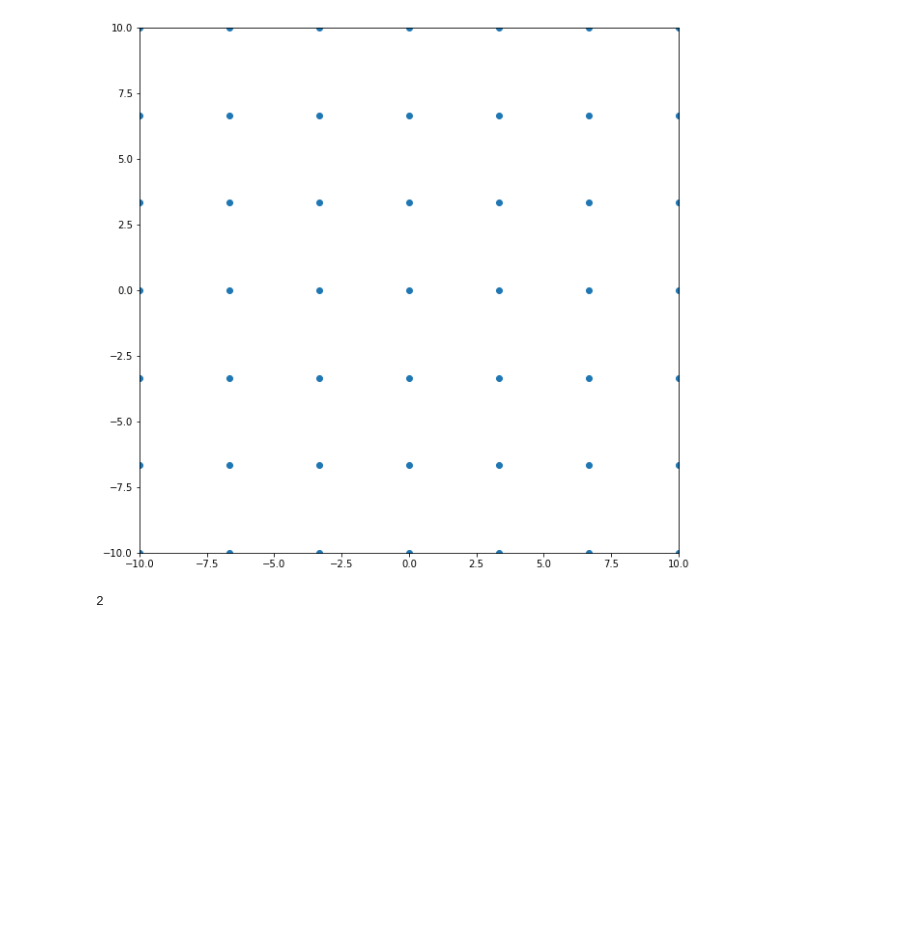
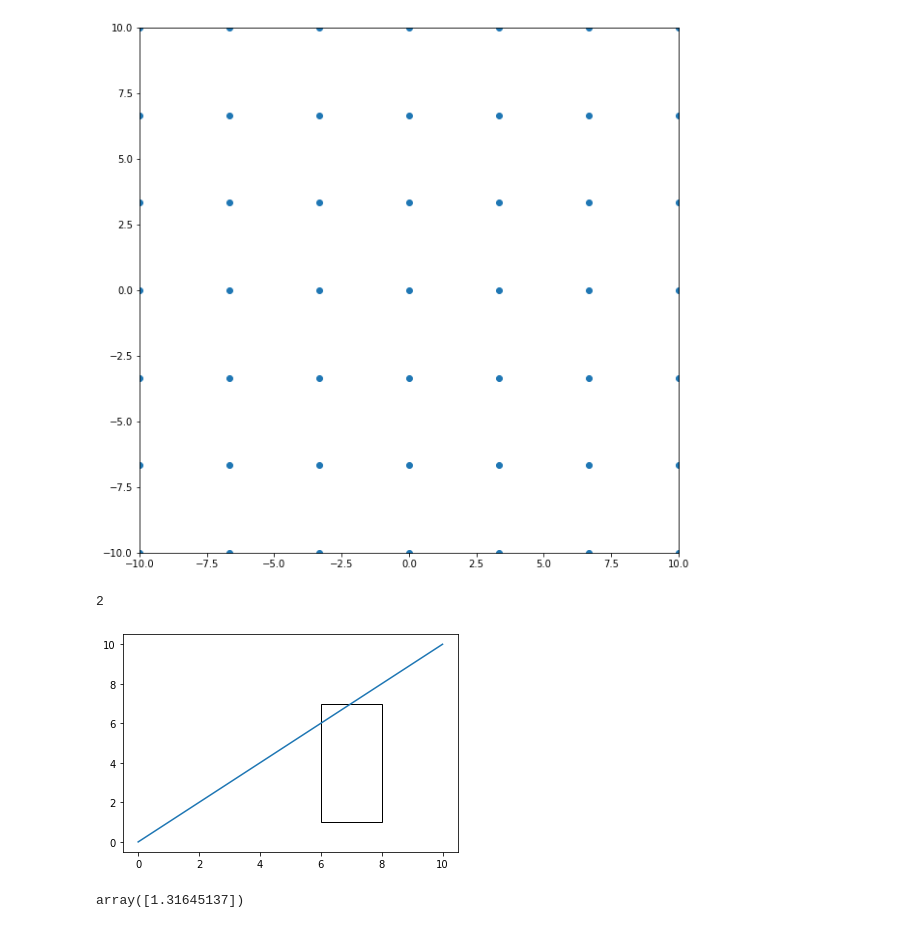
Before and after one commit to Astrojigs/Orbital-simulations, a Jupyter notebook: Gravity Animation with Barnes-hut algorithm.ipynb, the cells around one changed output. Cells and saved outputs as stored; diff of their text form; code cells hidden in the pictures; blank space fills up the shorter version.

```diff
--- a/Gravity Animation with Barnes-hut algorithm.ipynb
+++ b/Gravity Animation with Barnes-hut algorithm.ipynb
@@ -83,0 +86,20 @@ True + True
+# %%
+import matplotlib.pyplot as plt
+from matplotlib.patches import Rectangle
+
+#define Matplotlib figure and axis
+fig, ax = plt.subplots()
+
+#create simple line plot
+ax.plot([0, 10],[0, 10])
+
+#add rectangle to plot
+ax.add_patch(Rectangle((6, 1), 2, 6,fill=False,))
+#display plot
+plt.show()
+# %% [output]
+[figure, added]
+# %%
+Rectangle.
+# %% [output]
+array([1.31645137])
```
Also changed, not shown: parts of 1 cell of this notebook, 2 other files.
